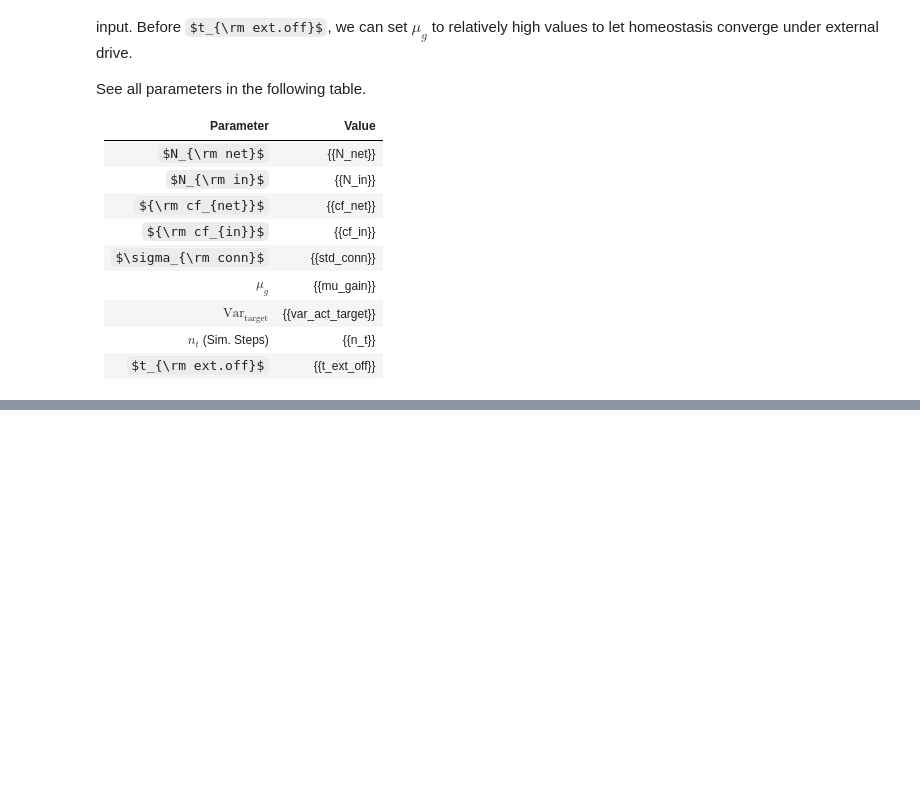
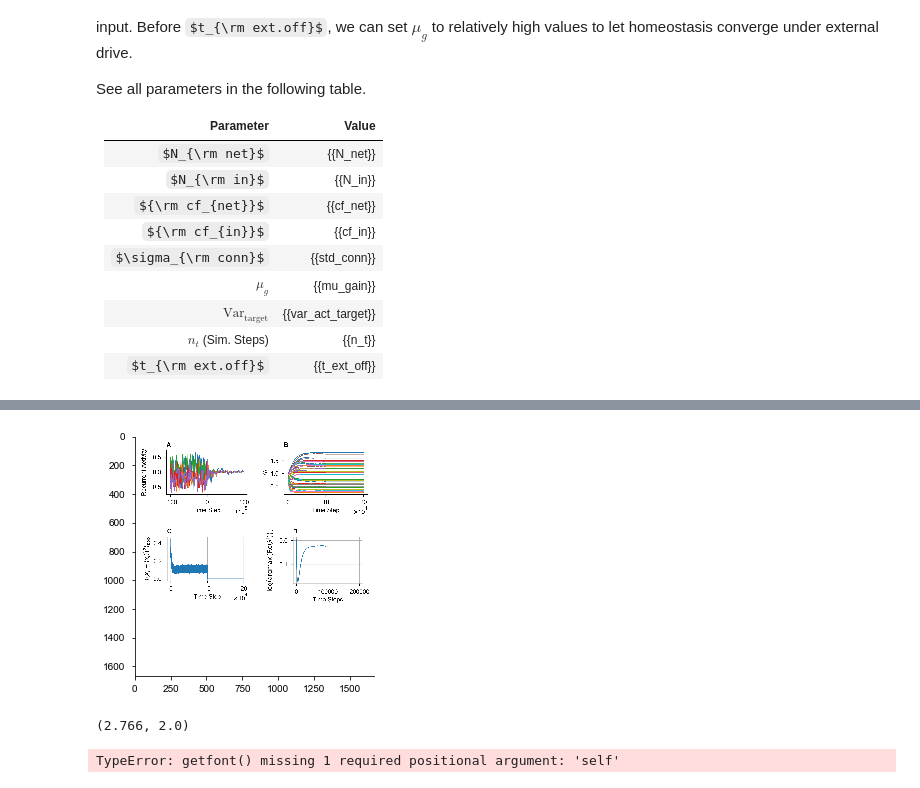
Before and after one commit to FabianSchubert/DrivenRandNetworkCriticality, a Jupyter notebook: code/random_reservoir.ipynb, the cells around one changed output, grey strips where cells are left out. Drawn from its saved outputs; the diff is of its cells as text; code cells hidden in the pictures; some formulas as TeX source; blank space fills up the shorter version.

```diff
--- a/code/random_reservoir.ipynb
+++ b/code/random_reservoir.ipynb
@@ -202,0 +232,42 @@ plt.show()
+# %%
+from PIL import Image
+
+comp_size = (int(textwidth*300),int(4.*300.))
+
+im_comp = Image.new('RGBA', comp_size, color=(255,255,255,255))
+
+images = [Image.open("../plots/act_trans.png"),
+        Image.open("../plots/gain.png"),
+        Image.open("../plots/var.png"),
+        Image.open("../plots/eig.png"),
+        Image.open("../plots/act.png")]
+
+images_scaled = []
+
+scaled_img_width = int(comp_size[0]/2)
+
+for img in images:
+
+    img_new_size =  (scaled_img_width,int(img.size[1]*scaled_img_width/img.size[0]))
+    images_scaled.append(img.resize(img_new_size,resample=Image.BICUBIC))
+
+for k in range(2):
+    for l in range(2):
+        box = [0,0,0,0]
+        box[0] = int(l*comp_size[0]/2)
+        box[1] = int(k*images_scaled[2*k+l].size[1])
+        box[2] = box[0] + int(comp_size[0]/2)
+        box[3] = box[1] + int(images_scaled[2*k+l].size[1])
+
+        im_comp.paste(images_scaled[2*k+l],box)
+
+im_comp.save("../plots/im_comp.png")
+# %%
+plt.imshow(im_comp)
+plt.show()
+# %% [output]
+[figure, added]
+# %%
+std_figsize
+# %% [output]
+(2.766, 2.0)
@@ -202,0 +276,4 @@ plt.show()
+# %%
+ImageDraw.ImageDraw.getfont()
+# %% [output]
+TypeError: getfont() missing 1 required positional argument: 'self'
```
Also changed, not shown: parts of 7 cells of this notebook, 10 other files.
